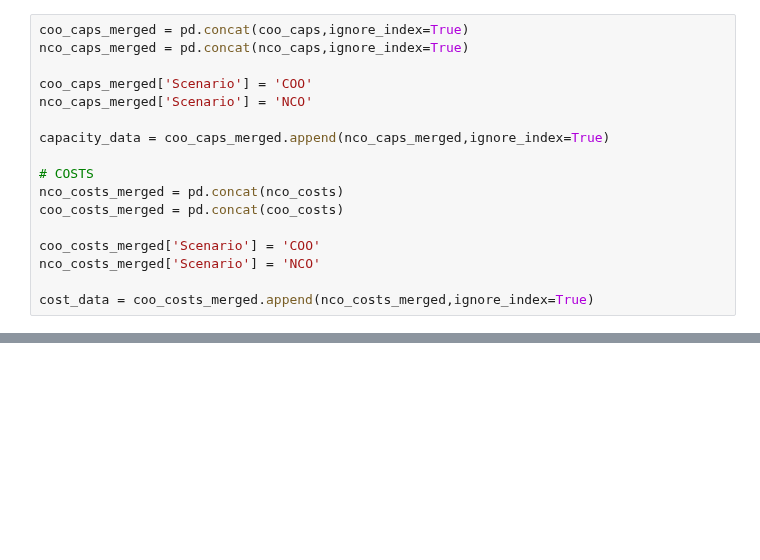
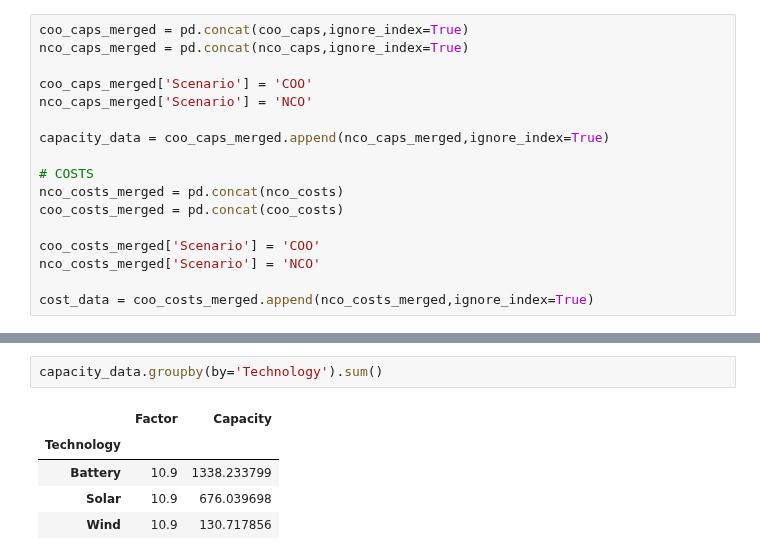
Before and after one commit to amanmajid/nextra, a Jupyter notebook: analysis/py_net_zero_scenario.ipynb, the cells around one changed output, grey strips where cells are left out. Drawn from its saved outputs; the diff is of its cells as text; blank space fills up the shorter version.

```diff
--- a/analysis/py_net_zero_scenario.ipynb
+++ b/analysis/py_net_zero_scenario.ipynb
@@ -203,0 +204,8 @@ print(f'>>> Cost saving to achieve net zero is: $US{int(delta*10**-9)} billion')
+# %%
+capacity_data.groupby(by='Technology').sum()
+# %% [output]
+|  | Factor | Capacity |
+| Technology |  |  |
+| Battery | 10.9 | 1338.233799 |
+| Solar | 10.9 | 676.039698 |
+| Wind | 10.9 | 130.717856 |
```
Also changed, not shown: parts of 13 cells of this notebook, 11 other files.
